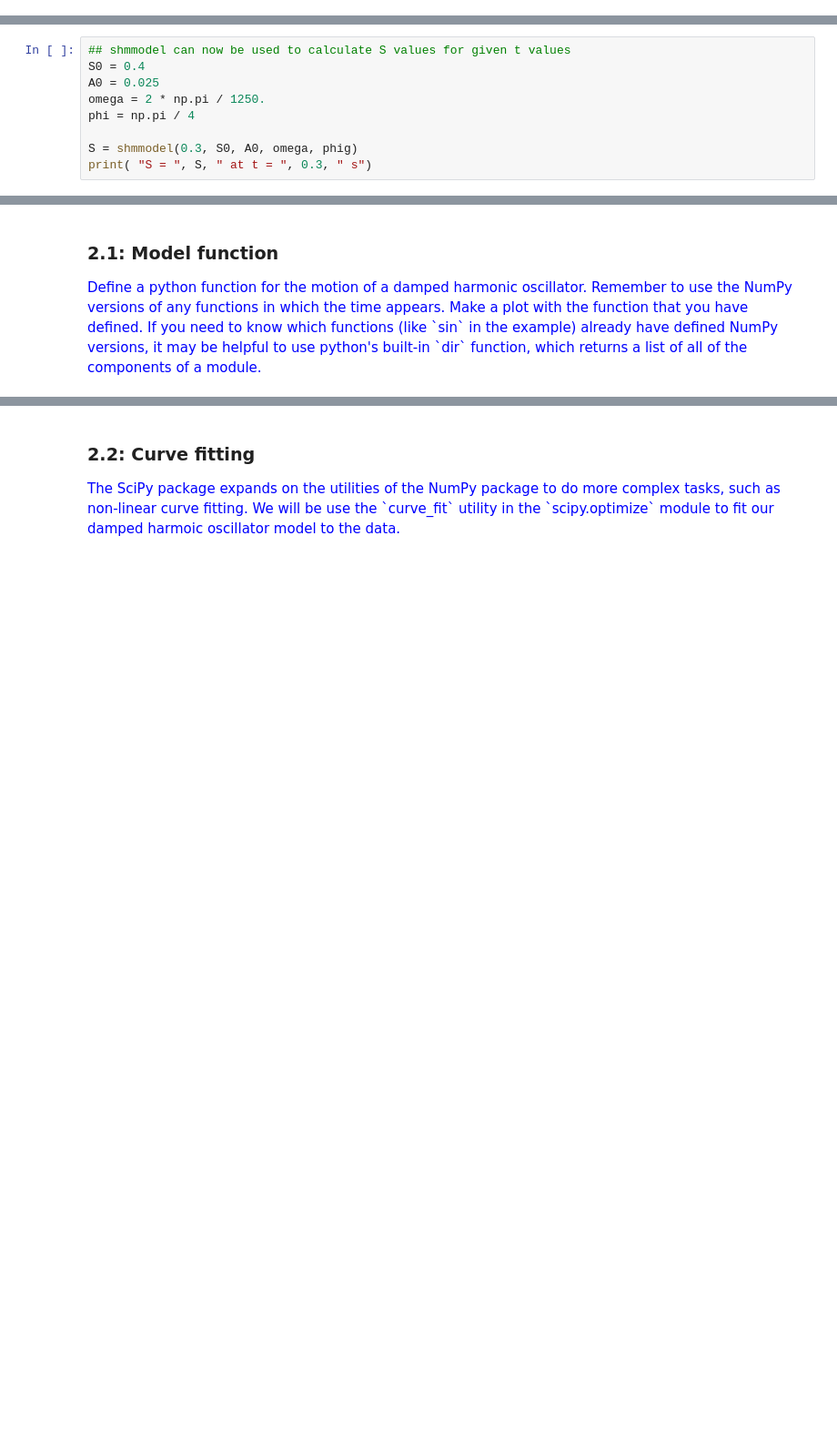
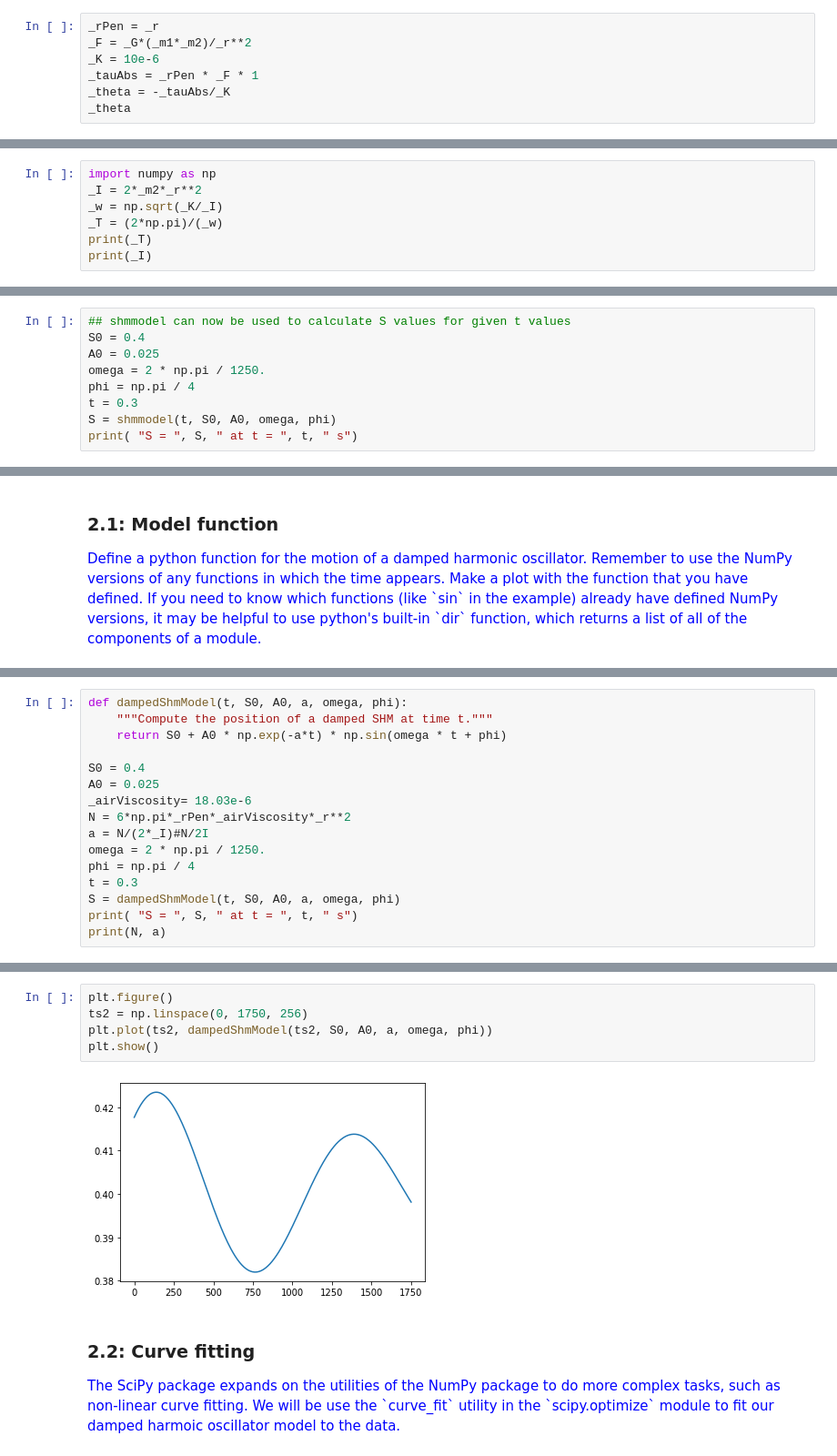
Before and after one commit to Allan-Perez/pysicslab, a Jupyter notebook: python/S1_PythonDataAnalysisCavendishGravity_Script.ipynb, the cells around one changed output, grey strips where cells are left out. Shown: that part at 91% size. Saved outputs shown, nothing was run; the diff lists cells and outputs as text; blank space fills up the shorter version.

```diff
--- a/python/S1_PythonDataAnalysisCavendishGravity_Script.ipynb
+++ b/python/S1_PythonDataAnalysisCavendishGravity_Script.ipynb
@@ -65,3 +73,10 @@ Two large lead spheres of mass $M$ are placed in symmetric positions as indicate
 <p style="color: blue">After the two large masses $M$ are introduced as indicated in [Fig. 2](#Fig2), the pendulum is allowed to come into equilibrium wherin the torque from the wire torsion balances the torque from the gravitational attraction of the lead spheres.
 If $m = 10\,\mathrm{g}$, $M = 1.5\,\mathrm{kg}$, and $b = 5\,\mathrm{cm}$ as in [Pre-lab 1](#Prelab1), and if the torsion constant of the wire is $\kappa = 10^{-6}\,\mathrm{N}\,\mathrm{m}\,\mathrm{rad}^{-1}$ and the length of the arms of the pendulum is $r = 5\,\mathrm{cm}$, what is the angle $\theta_1$ between the new equilibrium and the untwisted state of the pendulum?
 Assume that the angle is small enough so that $\vec{F}$ and $\vec{r}$ are approximately perpindicular.</p>
+# %%
+_rPen = _r
+_F = _G*(_m1*_m2)/_r**2
+_K = 10e-6
+_tauAbs = _rPen * _F * 1
+_theta = -_tauAbs/_K
+_theta
@@ -98,3 +115,10 @@ Assuming that the rod of the torsion pendulum is massless, for two equal masses
 <p style="color: blue">where $\Theta$ is the angular amplitude of the oscillation, $\omega \equiv \sqrt{\kappa/I}$ is the oscillation frequency, and $\phi$ is a constant phase.</p>
 # %% [markdown]
 <p style="color: blue"><a name="Prelab3">**Pre-lab 3.**</a> What is the period, $T \equiv \frac{2 \pi}{\omega}$, of the torsion pendulum described in [Pre-lab 2](#Prelab2)?</p>
+# %%
+import numpy as np
+_I = 2*_m2*_r**2
+_w = np.sqrt(_K/_I)
+_T = (2*np.pi)/(_w)
+print(_T)
+print(_I)
@@ -225,6 +285,6 @@ S0 = 0.4
 A0 = 0.025
 omega = 2 * np.pi / 1250.
 phi = np.pi / 4
-
-S = shmmodel(0.3, S0, A0, omega, phig)
-print( "S = ", S, " at t = ", 0.3, " s")
+t = 0.3
+S = shmmodel(t, S0, A0, omega, phi)
+print( "S = ", S, " at t = ", t, " s")
@@ -256,0 +319,16 @@ dir(np)
+# %%
+def dampedShmModel(t, S0, A0, a, omega, phi):
+    """Compute the position of a damped SHM at time t."""
+    return S0 + A0 * np.exp(-a*t) * np.sin(omega * t + phi)
+
+S0 = 0.4
+A0 = 0.025
+_airViscosity= 18.03e-6
+N = 6*np.pi*_rPen*_airViscosity*_r**2
+a = N/(2*_I)#N/2I
+omega = 2 * np.pi / 1250.
+phi = np.pi / 4
+t = 0.3
+S = dampedShmModel(t, S0, A0, a, omega, phi)
+print( "S = ", S, " at t = ", t, " s")
+print(N, a)
@@ -257,3 +338,10 @@ dir(np)
+# %%
+plt.figure()
+ts2 = np.linspace(0, 1750, 256)
+plt.plot(ts2, dampedShmModel(ts2, S0, A0, a, omega, phi))
+plt.show()
+# %% [output]
+[figure, added]
 # %% [markdown]
 ### <a name="P2.2">2.2:</a>  Curve fitting
 
```
Also changed, not shown: parts of 17 cells of this notebook.
